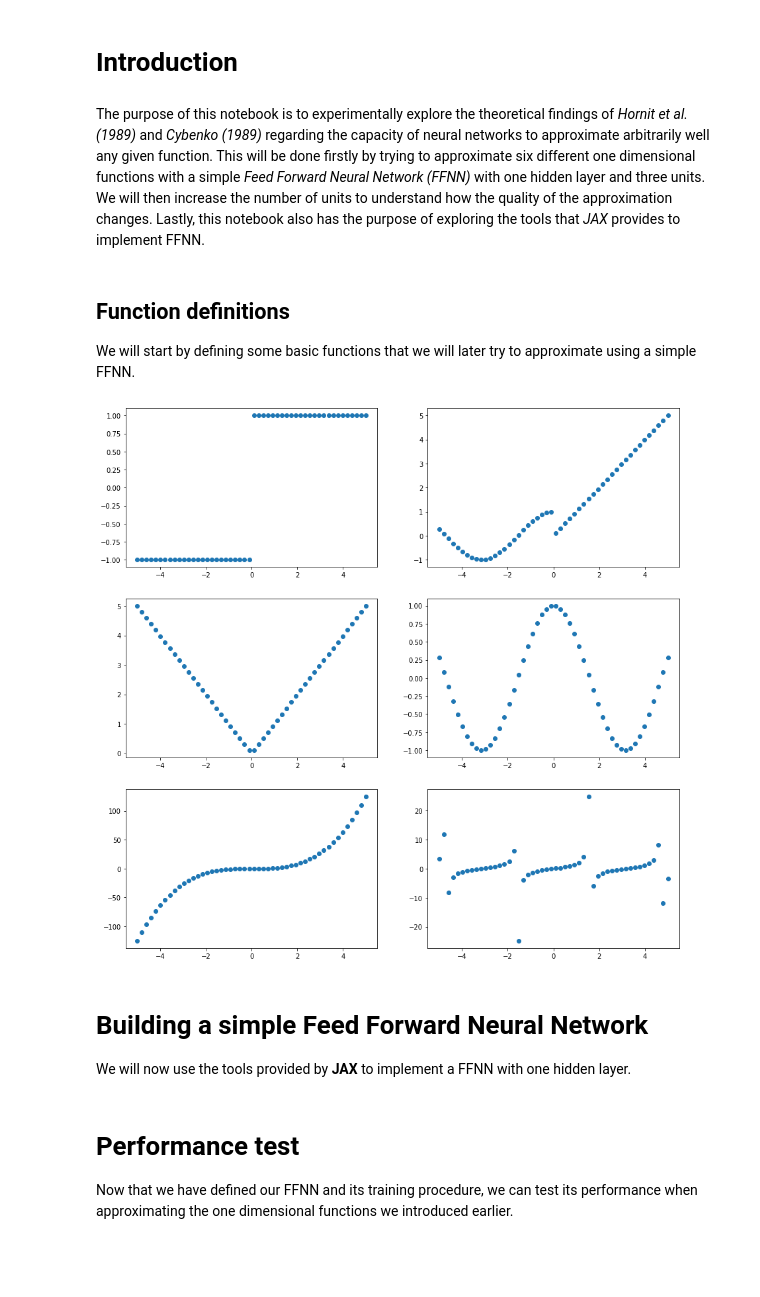
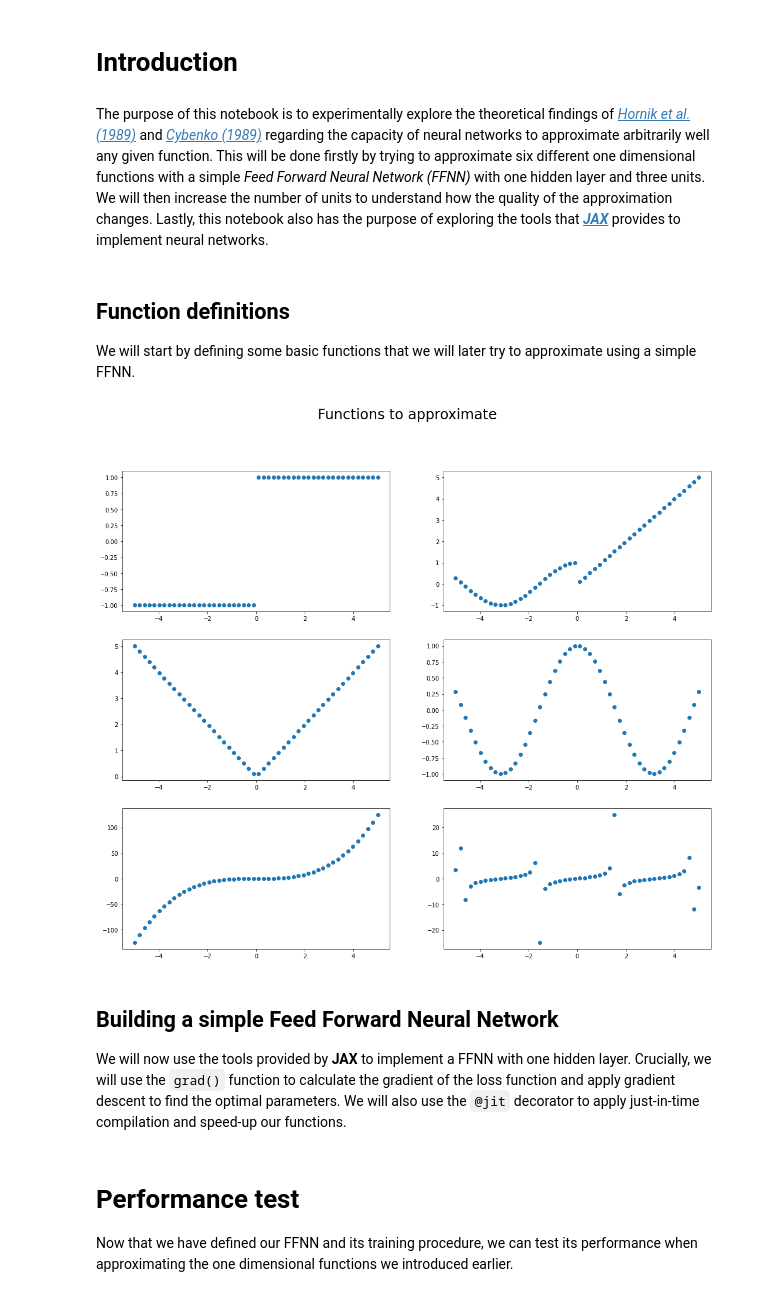
Before and after one commit to yabramuvdi/yabramuvdi.github.io, a Jupyter notebook: _notebooks/nn_jax.ipynb, the cells around one changed output. Saved outputs shown, nothing was run; the diff lists cells and outputs as text; code cells hidden in the pictures; blank space fills up the shorter version.

````diff
--- a/_notebooks/nn_jax.ipynb
+++ b/_notebooks/nn_jax.ipynb
@@ -12,7 +11,7 @@
 # %% [markdown]
 # Introduction
 # %% [markdown]
-The purpose of this notebook is to experimentally explore the theoretical findings of *Hornit et al. (1989)* and *Cybenko (1989)* regarding the capacity of neural networks to approximate arbitrarily well any given function. This will be done firstly by trying to approximate six different one dimensional functions with a simple *Feed Forward Neural Network (FFNN)* with one hidden layer and three units. We will then increase the number of units to understand how the quality of the approximation changes. Lastly, this notebook also has the purpose of exploring the tools that *JAX* provides to implement FFNN.
+The purpose of this notebook is to experimentally explore the theoretical findings of *[Hornik et al. (1989)](https://www.sciencedirect.com/science/article/abs/pii/0893608089900208)* and *[Cybenko (1989)](https://link.springer.com/article/10.1007/BF02551274)* regarding the capacity of neural networks to approximate arbitrarily well any given function. This will be done firstly by trying to approximate six different one dimensional functions with a simple *Feed Forward Neural Network (FFNN)* with one hidden layer and three units. We will then increase the number of units to understand how the quality of the approximation changes. Lastly, this notebook also has the purpose of exploring the tools that [***JAX***](https://jax.readthedocs.io/en/latest/index.html) provides to implement neural networks.
 # %% [markdown]
 ## Function definitions
 
@@ -41,31 +40,30 @@ def abs_value(x):
 # %%
 # generate data for several functions
 x = np.linspace(-5, 5, 50)
-
 y_pw1 = piecewise_simple(x)
 y_pw2 = piecewise_comp(x)
 y_abs = abs_value(x)
 y_cos = np.cos(x)
 y_cube = x**3
 y_tan = np.tan(x)
 
-# plot them
-fig, ax = plt.subplots(3, 2, )
-fig.set_size_inches(15, 15)
+# plot all functions
+fig, ax = plt.subplots(3, 2)
+fig.set_size_inches(18, 15)
 ax[0][0].scatter(x,y_pw1)
 ax[0][1].scatter(x,y_pw2)
 ax[1][0].scatter(x,y_abs)
 ax[1][1].scatter(x,y_cos)
 ax[2][0].scatter(x,y_cube)
 ax[2][1].scatter(x,y_tan)
-
+fig.suptitle("Functions to approximate", fontsize=24)
 plt.show()
 # %% [output]
-[figure, old version]
+[figure, new version]
 # %% [markdown]
-# Building a simple Feed Forward Neural Network
+## Building a simple Feed Forward Neural Network
 
-We will now use the tools provided by **JAX** to implement a FFNN with one hidden layer.
+We will now use the tools provided by **JAX** to implement a FFNN with one hidden layer. Crucially, we will use the ```grad()``` function to calculate the gradient of the loss function and apply gradient descent to find the optimal parameters. We will also use the ```@jit``` decorator to apply just-in-time compilation and speed-up our functions.
 # %%
 @jit
 def forward(params, X):
````
Also changed, not shown: parts of 18 cells of this notebook, 32 other files.
